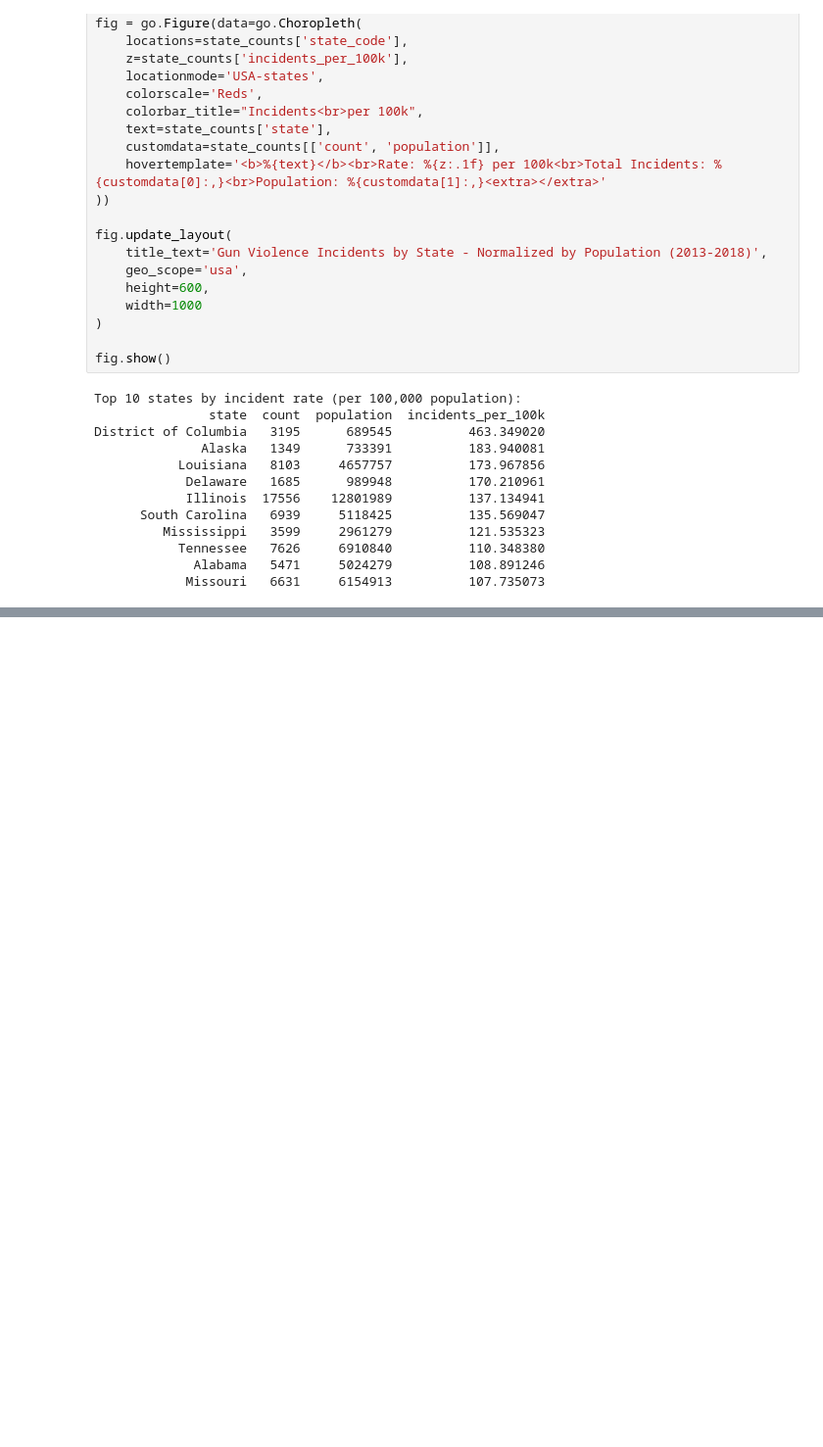
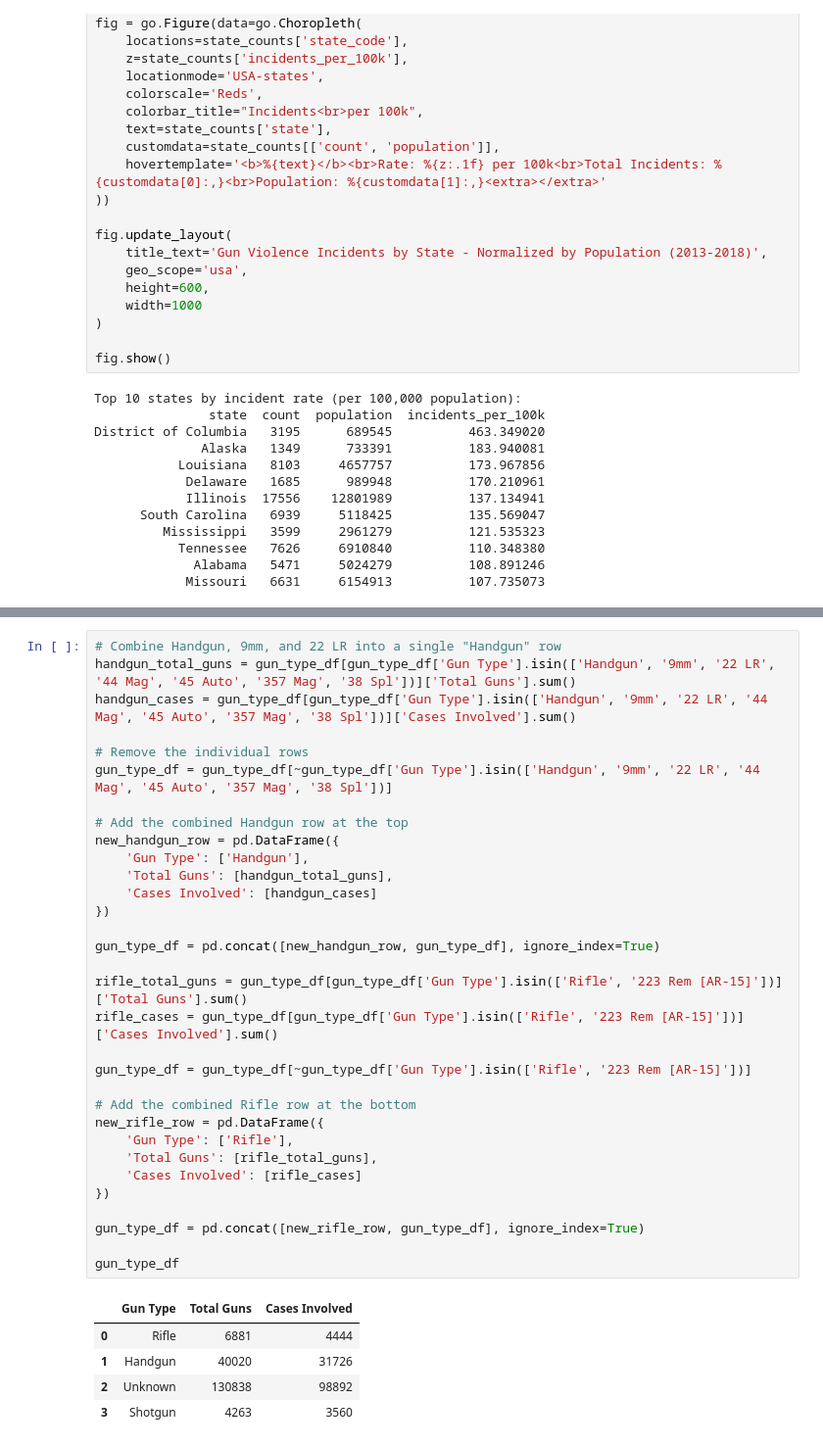
Before and after one commit to Wilsonf8/gun-violence-analysis, a Jupyter notebook: exploring.ipynb, the cells around one changed output, grey strips where cells are left out. Shown at 98% size. Drawn from its saved outputs; the diff is of its cells as text; blank space fills up the shorter version.

```diff
--- a/exploring.ipynb
+++ b/exploring.ipynb
@@ -1244,0 +1390,38 @@ District of Columbia   3195      689545          463.349020
+# %%
+# Combine Handgun, 9mm, and 22 LR into a single "Handgun" row
+handgun_total_guns = gun_type_df[gun_type_df['Gun Type'].isin(['Handgun', '9mm', '22 LR', '44 Mag', '45 Auto', '357 Mag', '38 Spl'])]['Total Guns'].sum()
+handgun_cases = gun_type_df[gun_type_df['Gun Type'].isin(['Handgun', '9mm', '22 LR', '44 Mag', '45 Auto', '357 Mag', '38 Spl'])]['Cases Involved'].sum()
+
+# Remove the individual rows
+gun_type_df = gun_type_df[~gun_type_df['Gun Type'].isin(['Handgun', '9mm', '22 LR', '44 Mag', '45 Auto', '357 Mag', '38 Spl'])]
+
+# Add the combined Handgun row at the top
+new_handgun_row = pd.DataFrame({
+    'Gun Type': ['Handgun'],
+    'Total Guns': [handgun_total_guns],
+    'Cases Involved': [handgun_cases]
+})
+
+gun_type_df = pd.concat([new_handgun_row, gun_type_df], ignore_index=True)
+
+rifle_total_guns = gun_type_df[gun_type_df['Gun Type'].isin(['Rifle', '223 Rem [AR-15]'])]['Total Guns'].sum()
+rifle_cases = gun_type_df[gun_type_df['Gun Type'].isin(['Rifle', '223 Rem [AR-15]'])]['Cases Involved'].sum()
+
+gun_type_df = gun_type_df[~gun_type_df['Gun Type'].isin(['Rifle', '223 Rem [AR-15]'])]
+
+# Add the combined Rifle row at the bottom
+new_rifle_row = pd.DataFrame({
+    'Gun Type': ['Rifle'],
+    'Total Guns': [rifle_total_guns],
+    'Cases Involved': [rifle_cases]
+})
+
+gun_type_df = pd.concat([new_rifle_row, gun_type_df], ignore_index=True)
+
+gun_type_df
+# %% [output]
+|  | Gun Type | Total Guns | Cases Involved |
+| 0 | Rifle | 6881 | 4444 |
+| 1 | Handgun | 40020 | 31726 |
+| 2 | Unknown | 130838 | 98892 |
+| 3 | Shotgun | 4263 | 3560 |
```
Also changed, not shown: parts of 11 cells of this notebook, 1 other file.
